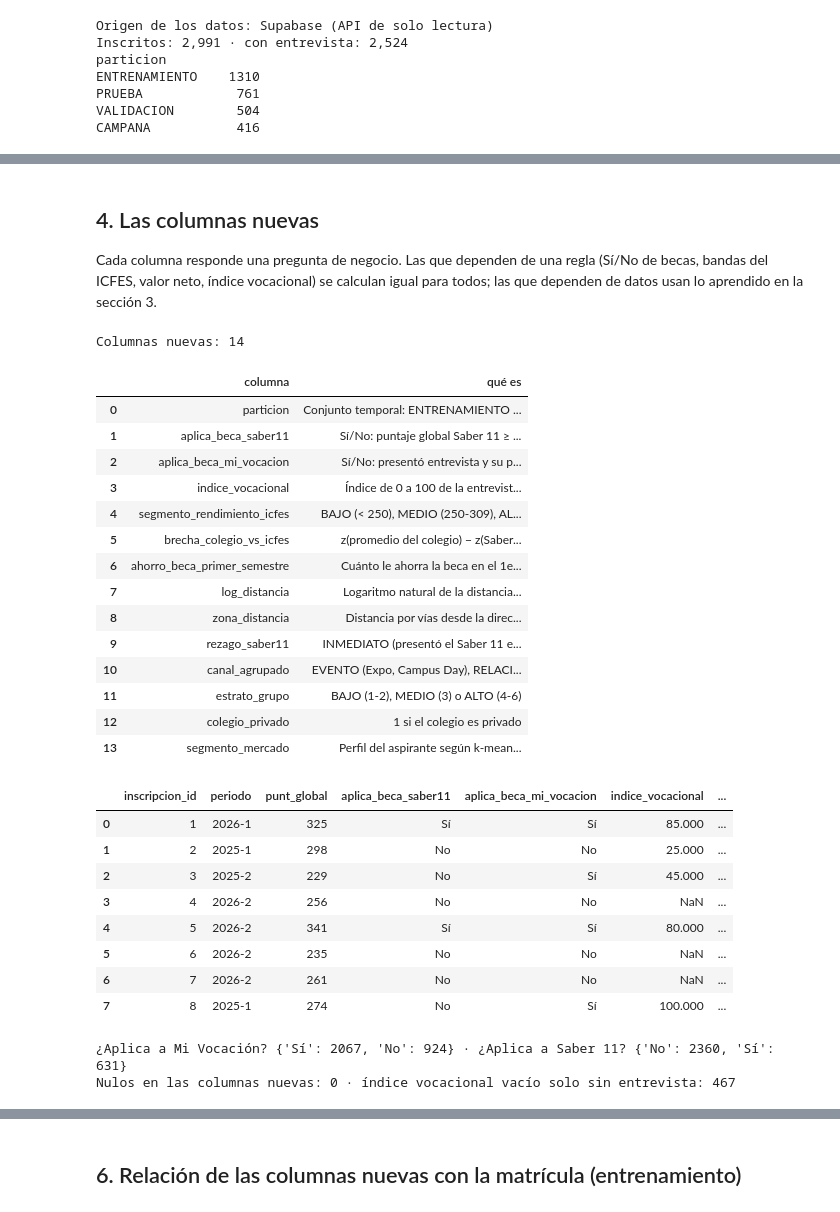
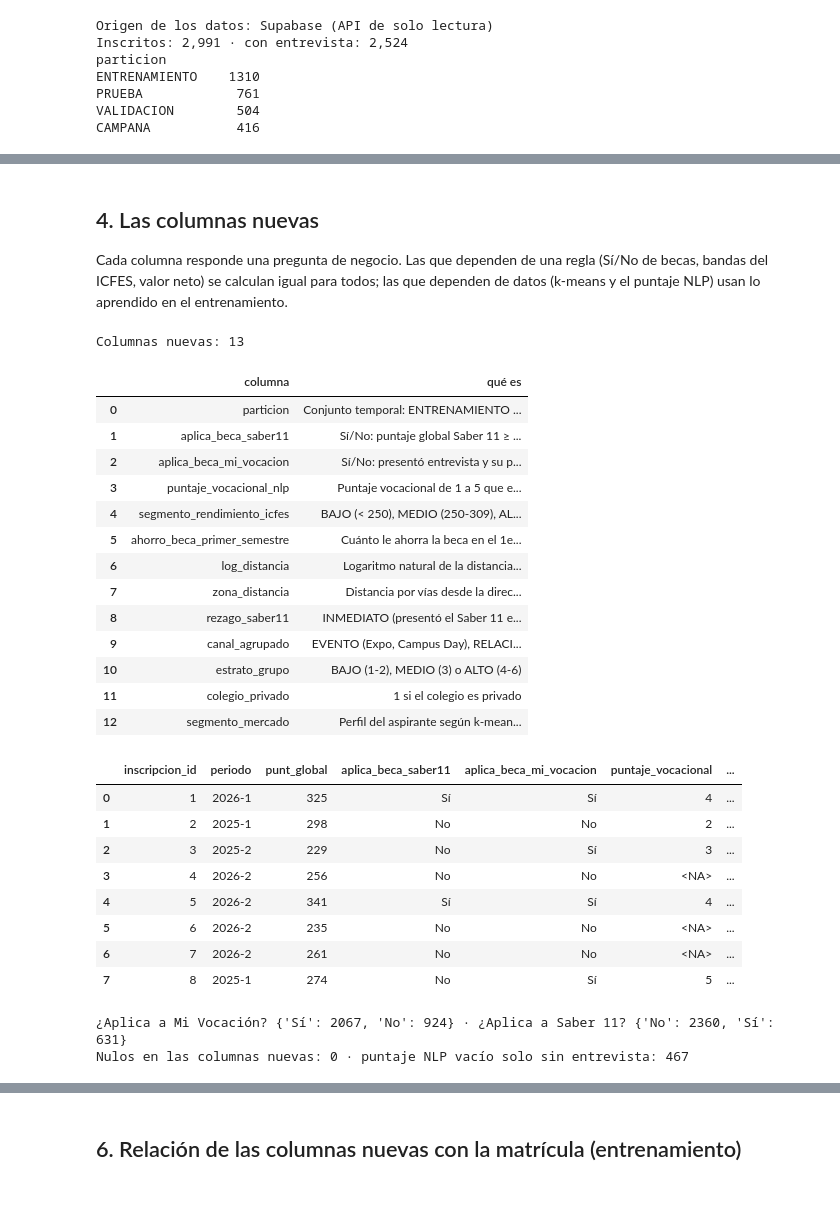
Before and after one commit to xyosho/Proyecto-Homologacion-ML, a Jupyter notebook: sprint2_caracteristicas_local.ipynb, the cells around one changed output, grey strips where cells are left out. Cells and saved outputs as stored; diff of their text form; code cells hidden in the pictures.

```diff
--- a/sprint2_caracteristicas_local.ipynb
+++ b/sprint2_caracteristicas_local.ipynb
@@ -130,46 +188,45 @@ Estandarización (media y desviación del entrenamiento):
 # %% [markdown]
 ## 4. Las columnas nuevas
 Cada columna responde una pregunta de negocio. Las que dependen de una regla (Sí/No de becas, bandas del ICFES,
-valor neto, índice vocacional) se calculan igual para todos; las que dependen de datos usan lo aprendido en la
-sección 3.
+valor neto) se calculan igual para todos; las que dependen de datos (k-means y el puntaje NLP) usan lo aprendido en
+el entrenamiento.
 # %%
 print(f"Columnas nuevas: {len(ca.NUEVAS)}")
 display(pd.DataFrame({"columna": list(ca.DICCIONARIO), "qué es": list(ca.DICCIONARIO.values())}))
 muestra = d[["inscripcion_id", "periodo", "punt_global", "aplica_beca_saber11", "aplica_beca_mi_vocacion",
-             "indice_vocacional", "segmento_rendimiento_icfes", "promedio_acumulado_colegio", "brecha_colegio_vs_icfes",
+             "puntaje_vocacional", "puntaje_vocacional_nlp", "segmento_rendimiento_icfes",
              "valor_neto_primer_semestre", "ahorro_beca_primer_semestre", "zona_distancia", "segmento_mercado"]]
 display(muestra.head(8))
 print("¿Aplica a Mi Vocación?", d["aplica_beca_mi_vocacion"].value_counts().to_dict(),
       "· ¿Aplica a Saber 11?", d["aplica_beca_saber11"].value_counts().to_dict())
-print("Nulos en las columnas nuevas:", int(d[ca.NUEVAS].drop(columns="indice_vocacional").isna().sum().sum()),
-      "· índice vocacional vacío solo sin entrevista:", int(d["indice_vocacional"].isna().sum()))
+print("Nulos en las columnas nuevas:", int(d[ca.NUEVAS].drop(columns="puntaje_vocacional_nlp").isna().sum().sum()),
+      "· puntaje NLP vacío solo sin entrevista:", int(d["puntaje_vocacional_nlp"].isna().sum()))
 # %% [output]
-Columnas nuevas: 14
+Columnas nuevas: 13
 |  | columna | qué es |
 | 0 | particion | Conjunto temporal: ENTRENAMIENTO ... |
 | 1 | aplica_beca_saber11 | Sí/No: puntaje global Saber 11 ≥ ... |
 | 2 | aplica_beca_mi_vocacion | Sí/No: presentó entrevista y su p... |
-| 3 | indice_vocacional | Índice de 0 a 100 de la entrevist... |
+| 3 | puntaje_vocacional_nlp | Puntaje vocacional de 1 a 5 que e... |
 | 4 | segmento_rendimiento_icfes | BAJO (< 250), MEDIO (250-309), AL... |
-| 5 | brecha_colegio_vs_icfes | z(promedio del colegio) − z(Saber... |
-| 6 | ahorro_beca_primer_semestre | Cuánto le ahorra la beca en el 1e... |
-| 7 | log_distancia | Logaritmo natural de la distancia... |
-| 8 | zona_distancia | Distancia por vías desde la direc... |
-| 9 | rezago_saber11 | INMEDIATO (presentó el Saber 11 e... |
-| 10 | canal_agrupado | EVENTO (Expo, Campus Day), RELACI... |
-| 11 | estrato_grupo | BAJO (1-2), MEDIO (3) o ALTO (4-6) |
-| 12 | colegio_privado | 1 si el colegio es privado |
-| 13 | segmento_mercado | Perfil del aspirante según k-mean... |
+| 5 | ahorro_beca_primer_semestre | Cuánto le ahorra la beca en el 1e... |
+| 6 | log_distancia | Logaritmo natural de la distancia... |
+| 7 | zona_distancia | Distancia por vías desde la direc... |
+| 8 | rezago_saber11 | INMEDIATO (presentó el Saber 11 e... |
+| 9 | canal_agrupado | EVENTO (Expo, Campus Day), RELACI... |
+| 10 | estrato_grupo | BAJO (1-2), MEDIO (3) o ALTO (4-6) |
+| 11 | colegio_privado | 1 si el colegio es privado |
+| 12 | segmento_mercado | Perfil del aspirante según k-mean... |
-|  | inscripcion_id | periodo | punt_global | aplica_beca_saber11 | aplica_beca_mi_vocacion | indice_vocacional | ... |
-| 0 | 1 | 2026-1 | 325 | Sí | Sí | 85.000 | ... |
-| 1 | 2 | 2025-1 | 298 | No | No | 25.000 | ... |
-| 2 | 3 | 2025-2 | 229 | No | Sí | 45.000 | ... |
-| 3 | 4 | 2026-2 | 256 | No | No | NaN | ... |
-| 4 | 5 | 2026-2 | 341 | Sí | Sí | 80.000 | ... |
-| 5 | 6 | 2026-2 | 235 | No | No | NaN | ... |
-| 6 | 7 | 2026-2 | 261 | No | No | NaN | ... |
-| 7 | 8 | 2025-1 | 274 | No | Sí | 100.000 | ... |
+|  | inscripcion_id | periodo | punt_global | aplica_beca_saber11 | aplica_beca_mi_vocacion | puntaje_vocacional | ... |
+| 0 | 1 | 2026-1 | 325 | Sí | Sí | 4 | ... |
+| 1 | 2 | 2025-1 | 298 | No | No | 2 | ... |
+| 2 | 3 | 2025-2 | 229 | No | Sí | 3 | ... |
+| 3 | 4 | 2026-2 | 256 | No | No | <NA> | ... |
+| 4 | 5 | 2026-2 | 341 | Sí | Sí | 4 | ... |
+| 5 | 6 | 2026-2 | 235 | No | No | <NA> | ... |
+| 6 | 7 | 2026-2 | 261 | No | No | <NA> | ... |
+| 7 | 8 | 2025-1 | 274 | No | Sí | 5 | ... |
 ¿Aplica a Mi Vocación? {'Sí': 2067, 'No': 924} · ¿Aplica a Saber 11? {'No': 2360, 'Sí': 631}
-Nulos en las columnas nuevas: 0 · índice vocacional vacío solo sin entrevista: 467
+Nulos en las columnas nuevas: 0 · puntaje NLP vacío solo sin entrevista: 467
 # %% [markdown]
 ## 5. Segmentación de mercado con k-means
```
Also changed, not shown: parts of 17 cells of this notebook, 31 other files.
